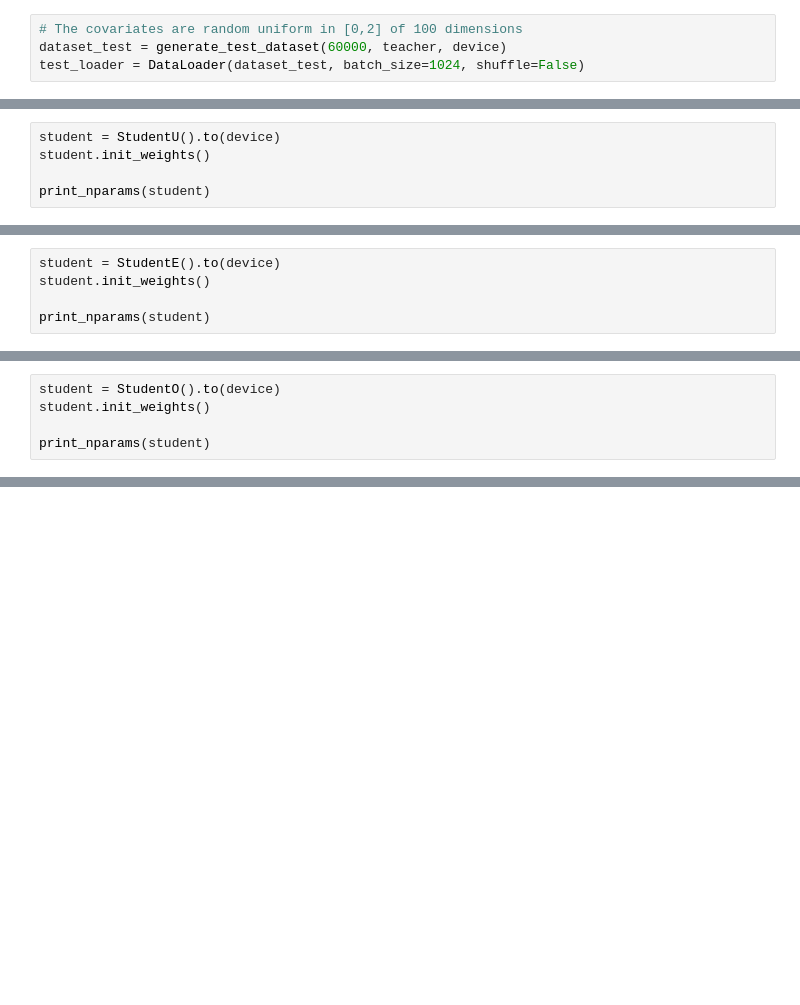
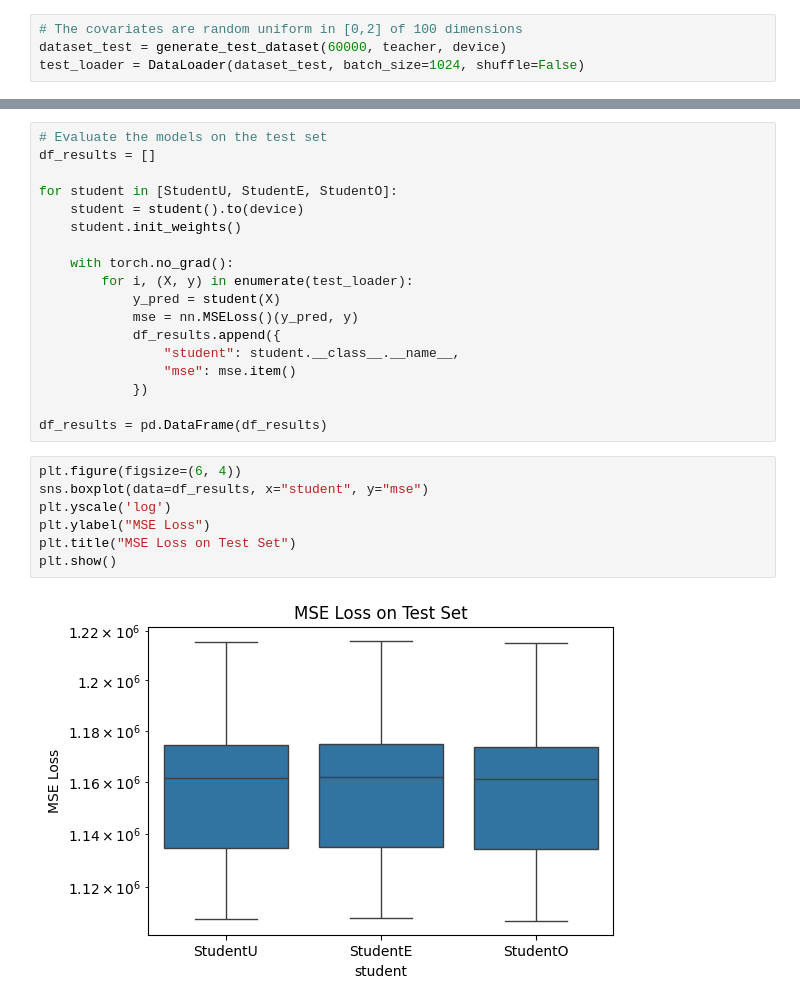
Before and after one commit to GabrielePintus/AdvancedDL-KernelMethods, a Jupyter notebook: Challenges/2/notebook.ipynb, the cells around one changed output, grey strips where cells are left out. Cells and saved outputs as stored; diff of their text form; blank space fills up the shorter version.

```diff
--- a/Challenges/2/notebook.ipynb
+++ b/Challenges/2/notebook.ipynb
@@ -61,5 +62,0 @@ test_every = 50
-# %%
-student = StudentU().to(device)
-student.init_weights()
-
-print_nparams(student)
@@ -86,5 +62,0 @@ df_StudentU["train_loss_SMA"] = df_StudentU["train_loss"].rolling(window=10).mea
-# %%
-student = StudentE().to(device)
-student.init_weights()
-
-print_nparams(student)
@@ -109,5 +62,0 @@ df_StudentE["train_loss_SMA"] = df_StudentU["train_loss"].rolling(window=10).mea
-# %%
-student = StudentO().to(device)
-student.init_weights()
-
-print_nparams(student)
@@ -129,0 +185,27 @@ df_StudentO["train_loss_SMA"] = df_StudentU["train_loss"].rolling(window=10).mea
+# %%
+# Evaluate the models on the test set
+df_results = []
+
+for student in [StudentU, StudentE, StudentO]:
+    student = student().to(device)
+    student.init_weights()
+
+    with torch.no_grad():
+        for i, (X, y) in enumerate(test_loader):
+            y_pred = student(X)
+            mse = nn.MSELoss()(y_pred, y)
+            df_results.append({
+                "student": student.__class__.__name__,
+                "mse": mse.item()
+            })
+
+df_results = pd.DataFrame(df_results)
+# %%
+plt.figure(figsize=(6, 4))
+sns.boxplot(data=df_results, x="student", y="mse")
+plt.yscale('log')
+plt.ylabel("MSE Loss")
+plt.title("MSE Loss on Test Set")
+plt.show()
+# %% [output]
+[figure, added]
```
Also changed, not shown: parts of 40 cells of this notebook, 3 other files.
